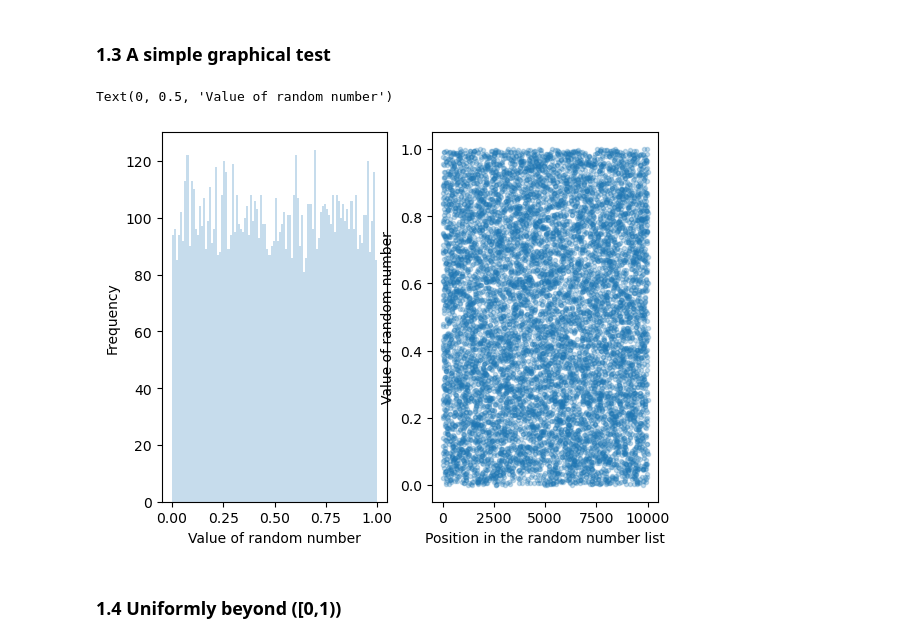
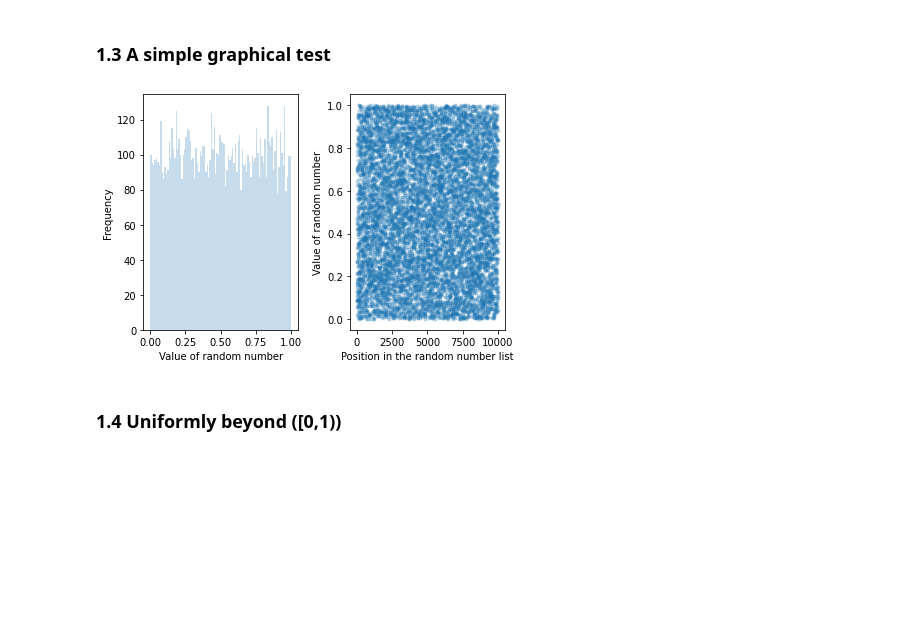
Before and after one commit to SPS-SP2273/learning-portfolio-yimqiy, a Jupyter notebook: random numbers/random_numbers_(need).ipynb, the cells around one changed output. Cells and saved outputs as stored; diff of their text form; code cells hidden in the pictures; blank space fills up the shorter version.

```diff
--- a/random numbers/random_numbers_(need).ipynb
+++ b/random numbers/random_numbers_(need).ipynb
@@ -49,21 +50,21 @@ np.sum(random_numbers > .75) / n * 100
 # %%
 n = 10000
 random_numbers = np.random.rand(n)
 
 fig, ax = plt.subplots(nrows=1, ncols=2)
 
 axis = ax[0]
 axis.hist(random_numbers, bins=100, alpha=.25)
 axis.set_xlabel("Value of random number")
 axis.set_ylabel("Frequency")
 
 axis = ax[1]
 axis.scatter(range(n), random_numbers, marker='.', alpha=.25)
 axis.set_xlabel("Position in the random number list")
 axis.set_ylabel("Value of random number")
+plt.tight_layout()
 # %% [output]
-Text(0, 0.5, 'Value of random number')
-[figure, old version]
+[figure, new version]
 # %% [markdown]
 ### 1.4 Uniformly beyond \([0,1)\)
 # %%
```
Also changed, not shown: parts of 2 cells of this notebook, 4 other files.
